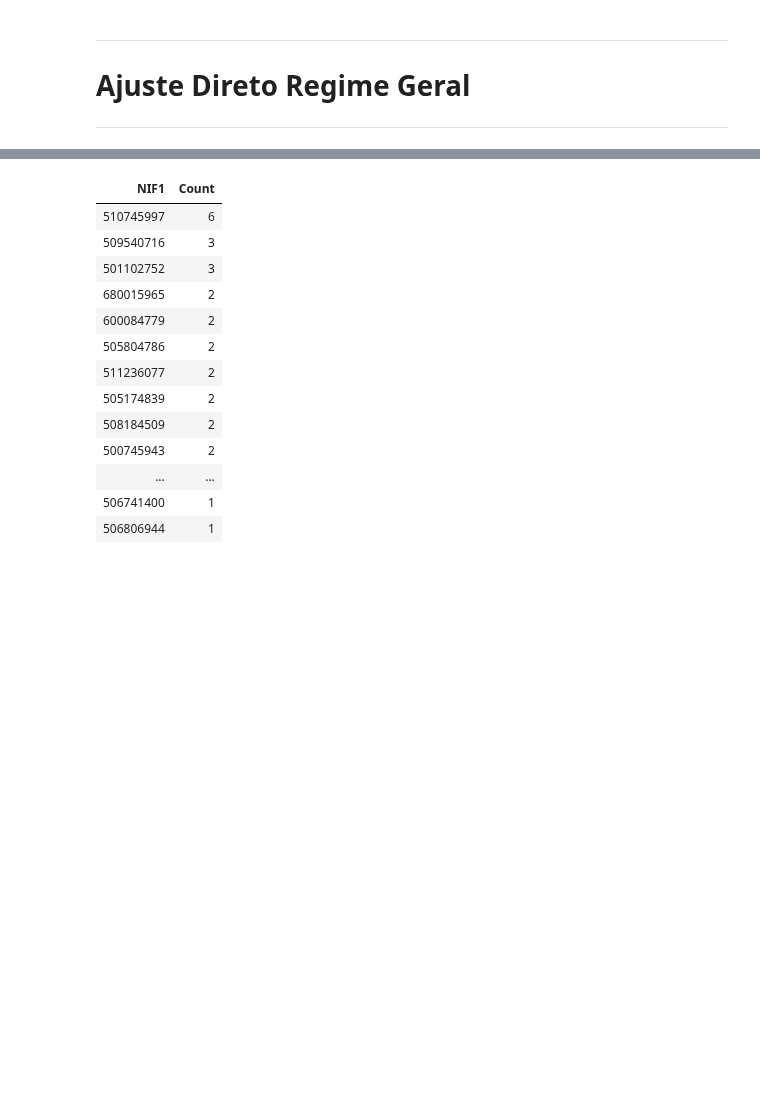
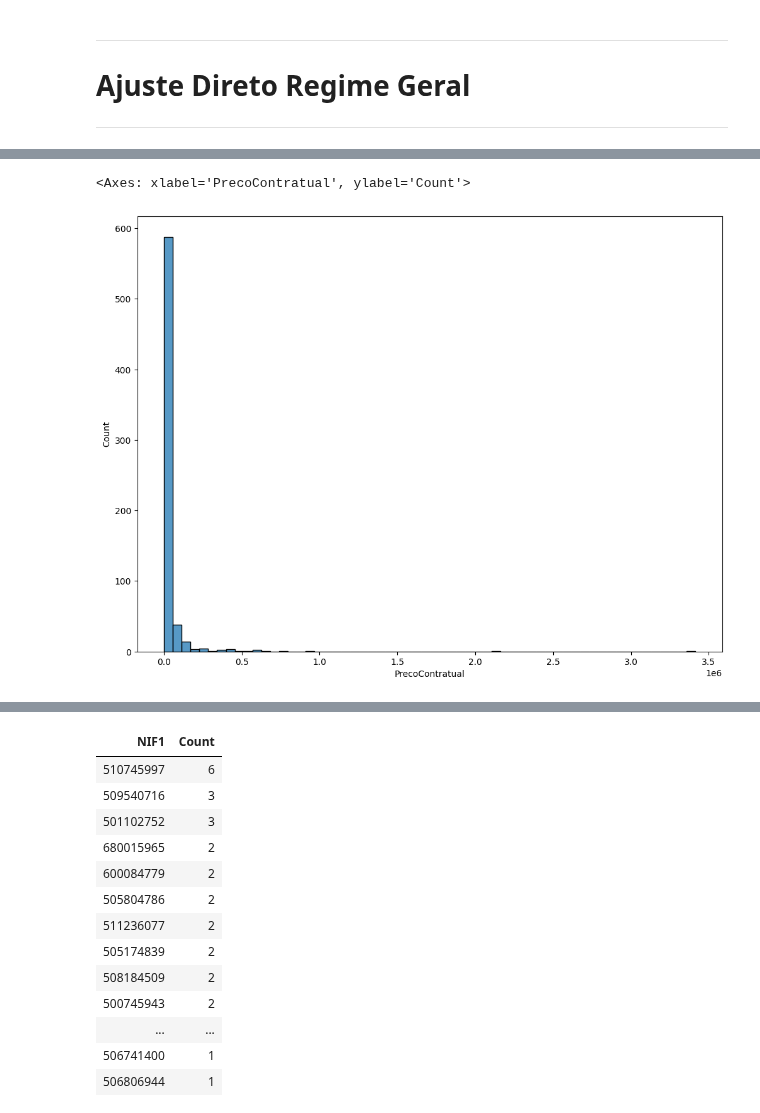
Before and after one commit to francisco-vpereira/ForceraIntership, a Jupyter notebook: forcera/scripts/contratos_v2.ipynb, the cells around one changed output, grey strips where cells are left out. Saved outputs shown, nothing was run; the diff lists cells and outputs as text; code cells hidden in the pictures; blank space fills up the shorter version.

```diff
--- a/forcera/scripts/contratos_v2.ipynb
+++ b/forcera/scripts/contratos_v2.ipynb
@@ -913,2 +936,8 @@ min          300.00
 max      3415500.00
 Name: PrecoContratual, dtype: object
+# %%
+plt.figure(figsize=(12,9))
+sns.histplot(ajustesdir.PrecoContratual, bins = 60)
+# %% [output]
+<Axes: xlabel='PrecoContratual', ylabel='Count'>
+[figure, added]
```
Also changed, not shown: parts of 26 cells of this notebook.
